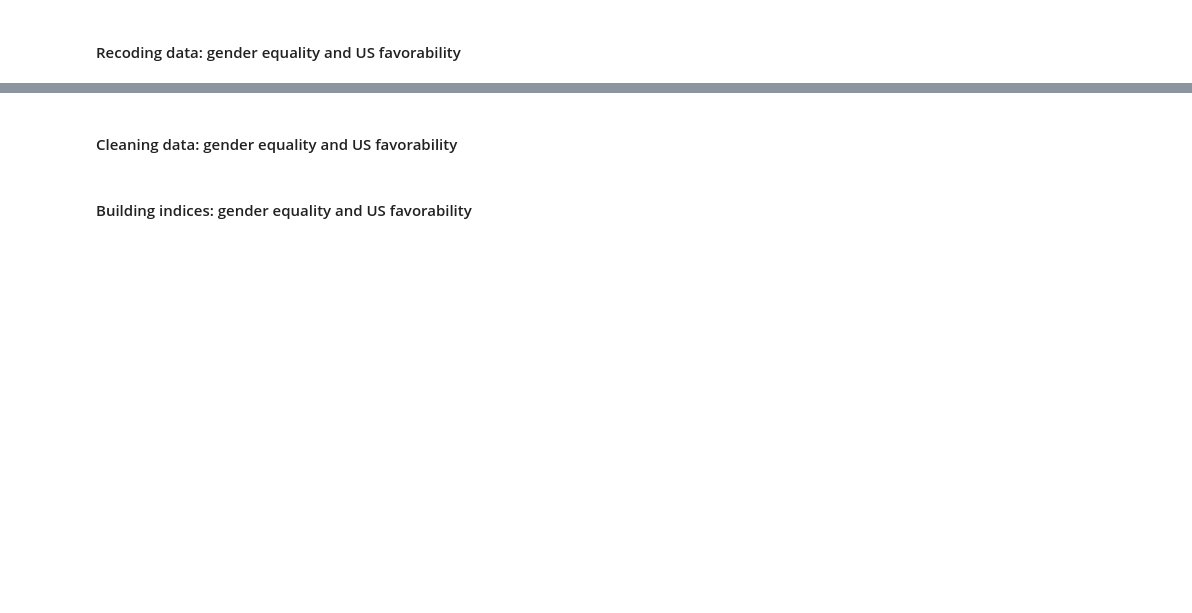
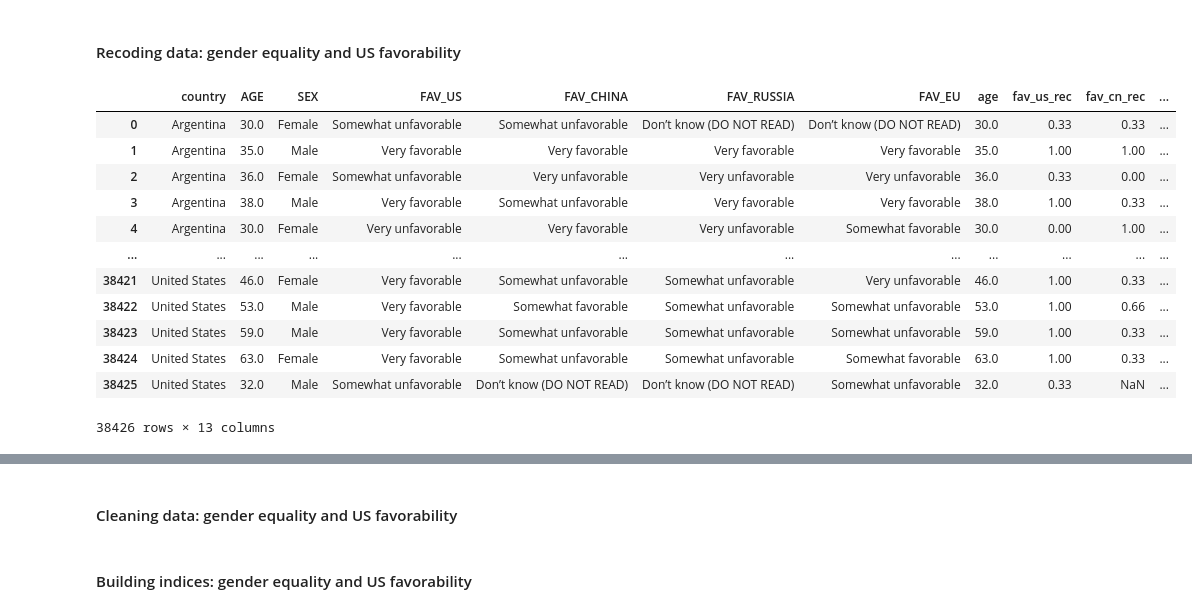
Before and after one commit to JohnH99/the-political-spectrum-in-crosscultural-perspective, a Jupyter notebook: data_analysis_cross_cultural_political_spectrum.ipynb, the cells around one changed output, grey strips where cells are left out. Drawn from its saved outputs; the diff is of its cells as text; code cells hidden in the pictures; blank space fills up the shorter version.

```diff
--- a/data_analysis_cross_cultural_political_spectrum.ipynb
+++ b/data_analysis_cross_cultural_political_spectrum.ipynb
@@ -355,6 +373,22 @@ acceptance_homosexuality_country_images
 # %% [markdown]
 #### Recoders
 # %%
+def age_recoder(item):
+    if item in range(18, 96, 1):
+        return item
+    if item == '97 or older':
+        return 97
+    else:
+        return None
+
+def gender_recoder(item):
+    if item == 'Female':
+        return 1
+    if item == 'Male':
+        return 0
+    else:
+        return None
+
 def importance_recoder(item):
     if item == 'Very important':
         return 1
@@ -417,5 +457,9 @@ def acceptance_homosexuality(item):
 # %% [markdown]
 #### Recoding data: gender equality and US favorability
+# %%
+demographics_country_images['gender'] = demographics_country_images['SEX'].apply(gender_recoder)
+# %%
+demographics_country_images['age'] = demographics_country_images['AGE'].apply(age_recoder)
 # %%
 gender_us['gender_equality_rec'] = gender_us['GENDER_EQUALITY'].apply(importance_recoder)
 # %%
@@ -447,6 +491,27 @@ acceptance_homosexuality_country_images['fav_us_rec'] = acceptance_homosexuality
 acceptance_homosexuality_country_images['fav_cn_rec'] = acceptance_homosexuality_country_images['FAV_CHINA'].apply(favorability_recoder)
 acceptance_homosexuality_country_images['fav_ru_rec'] = acceptance_homosexuality_country_images['FAV_RUSSIA'].apply(favorability_recoder)
 acceptance_homosexuality_country_images['fav_eu_rec'] = acceptance_homosexuality_country_images['FAV_EU'].apply(favorability_recoder)
+# %%
+demographics_country_images['fav_us_rec'] = demographics_country_images['FAV_US'].apply(favorability_recoder)
+demographics_country_images['fav_cn_rec'] = demographics_country_images['FAV_CHINA'].apply(favorability_recoder)
+demographics_country_images['fav_ru_rec'] = demographics_country_images['FAV_RUSSIA'].apply(favorability_recoder)
+demographics_country_images['fav_eu_rec'] = demographics_country_images['FAV_EU'].apply(favorability_recoder)
+# %%
+demographics_country_images
+# %% [output]
+|  | country | AGE | SEX | FAV_US | FAV_CHINA | FAV_RUSSIA | FAV_EU | age | fav_us_rec | fav_cn_rec | ... |
+| 0 | Argentina | 30.0 | Female | Somewhat unfavorable | Somewhat unfavorable | Don’t know (DO NOT READ) | Don’t know (DO NOT READ) | 30.0 | 0.33 | 0.33 | ... |
+| 1 | Argentina | 35.0 | Male | Very favorable | Very favorable | Very favorable | Very favorable | 35.0 | 1.00 | 1.00 | ... |
+| 2 | Argentina | 36.0 | Female | Somewhat unfavorable | Very unfavorable | Very unfavorable | Very unfavorable | 36.0 | 0.33 | 0.00 | ... |
+| 3 | Argentina | 38.0 | Male | Very favorable | Somewhat unfavorable | Very favorable | Very favorable | 38.0 | 1.00 | 0.33 | ... |
+| 4 | Argentina | 30.0 | Female | Very unfavorable | Very favorable | Very unfavorable | Somewhat favorable | 30.0 | 0.00 | 1.00 | ... |
+| ... | ... | ... | ... | ... | ... | ... | ... | ... | ... | ... | ... |
+| 38421 | United States | 46.0 | Female | Very favorable | Somewhat unfavorable | Somewhat unfavorable | Very unfavorable | 46.0 | 1.00 | 0.33 | ... |
+| 38422 | United States | 53.0 | Male | Very favorable | Somewhat favorable | Somewhat unfavorable | Somewhat unfavorable | 53.0 | 1.00 | 0.66 | ... |
+| 38423 | United States | 59.0 | Male | Very favorable | Somewhat unfavorable | Somewhat unfavorable | Somewhat unfavorable | 59.0 | 1.00 | 0.33 | ... |
+| 38424 | United States | 63.0 | Female | Very favorable | Somewhat unfavorable | Somewhat unfavorable | Somewhat favorable | 63.0 | 1.00 | 0.33 | ... |
+| 38425 | United States | 32.0 | Male | Somewhat unfavorable | Don’t know (DO NOT READ) | Don’t know (DO NOT READ) | Somewhat unfavorable | 32.0 | 0.33 | NaN | ... |
+38426 rows × 13 columns
 # %%
 gender_us
 # %% [output]
```
Also changed, not shown: parts of 49 cells of this notebook.
